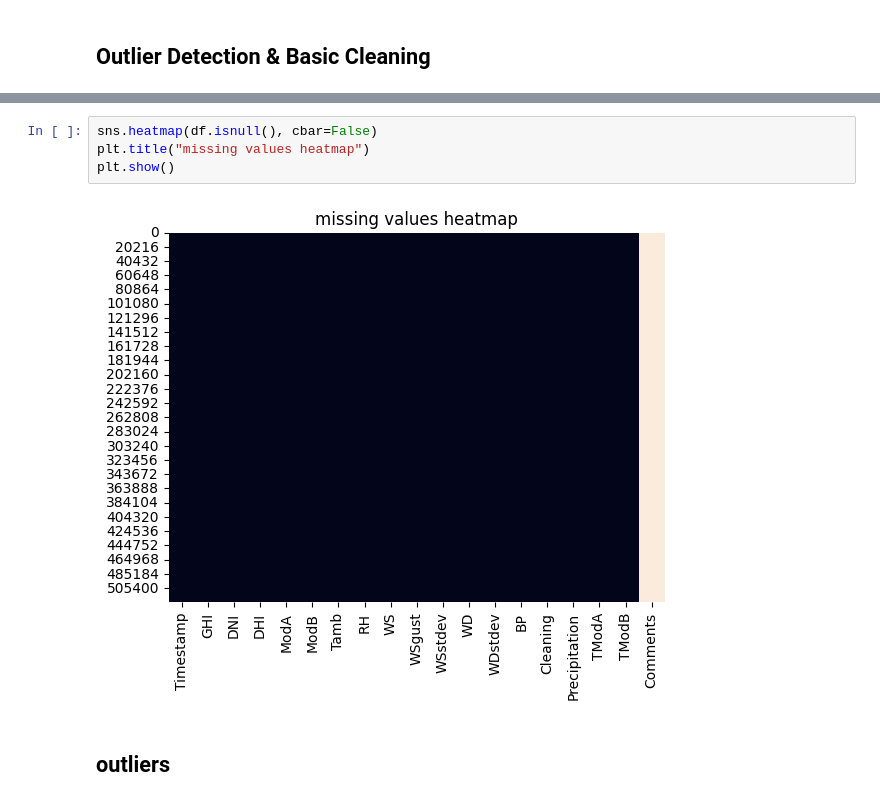
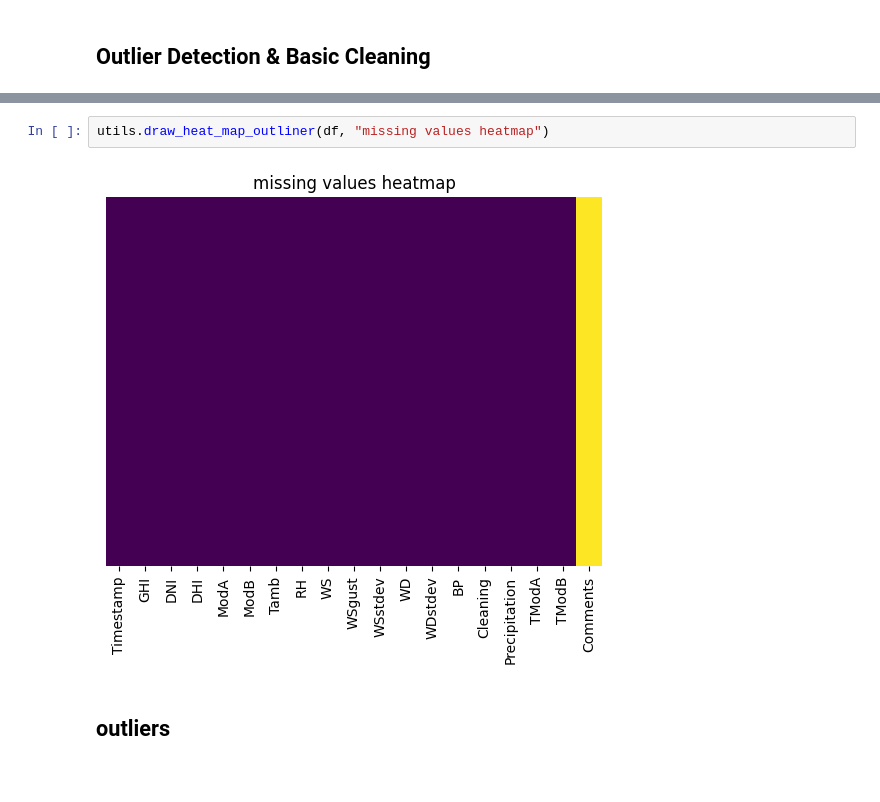
Before and after one commit to dawit-hopes/solar-challenge-week1, a Jupyter notebook: notebooks/eda-benin-malanville.ipynb, the cells around one changed output, grey strips where cells are left out. Saved outputs shown, nothing was run; the diff lists cells and outputs as text.

```diff
--- a/notebooks/eda-benin-malanville.ipynb
+++ b/notebooks/eda-benin-malanville.ipynb
@@ -180,9 +60,7 @@ dtype: float64
 # %%
-sns.heatmap(df.isnull(), cbar=False)
-plt.title("missing values heatmap")
-plt.show()
+utils.draw_heat_map_outliner(df, "missing values heatmap")
 # %% [output]
-[figure, old version]
+[figure, new version]
 # %% [markdown]
 ## outliers
 # %%
```
Also changed, not shown: parts of 37 cells of this notebook, 2 other files.
